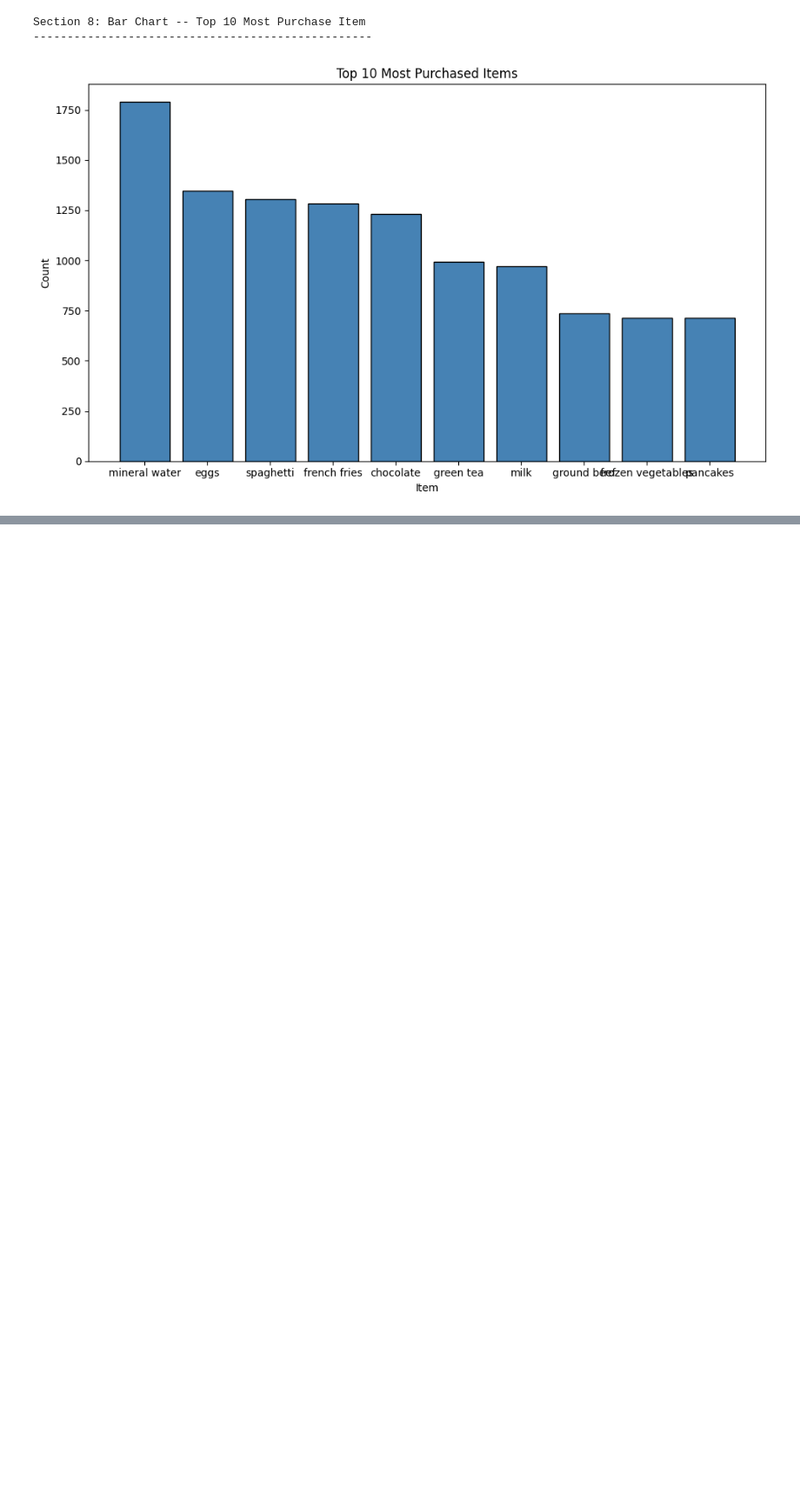
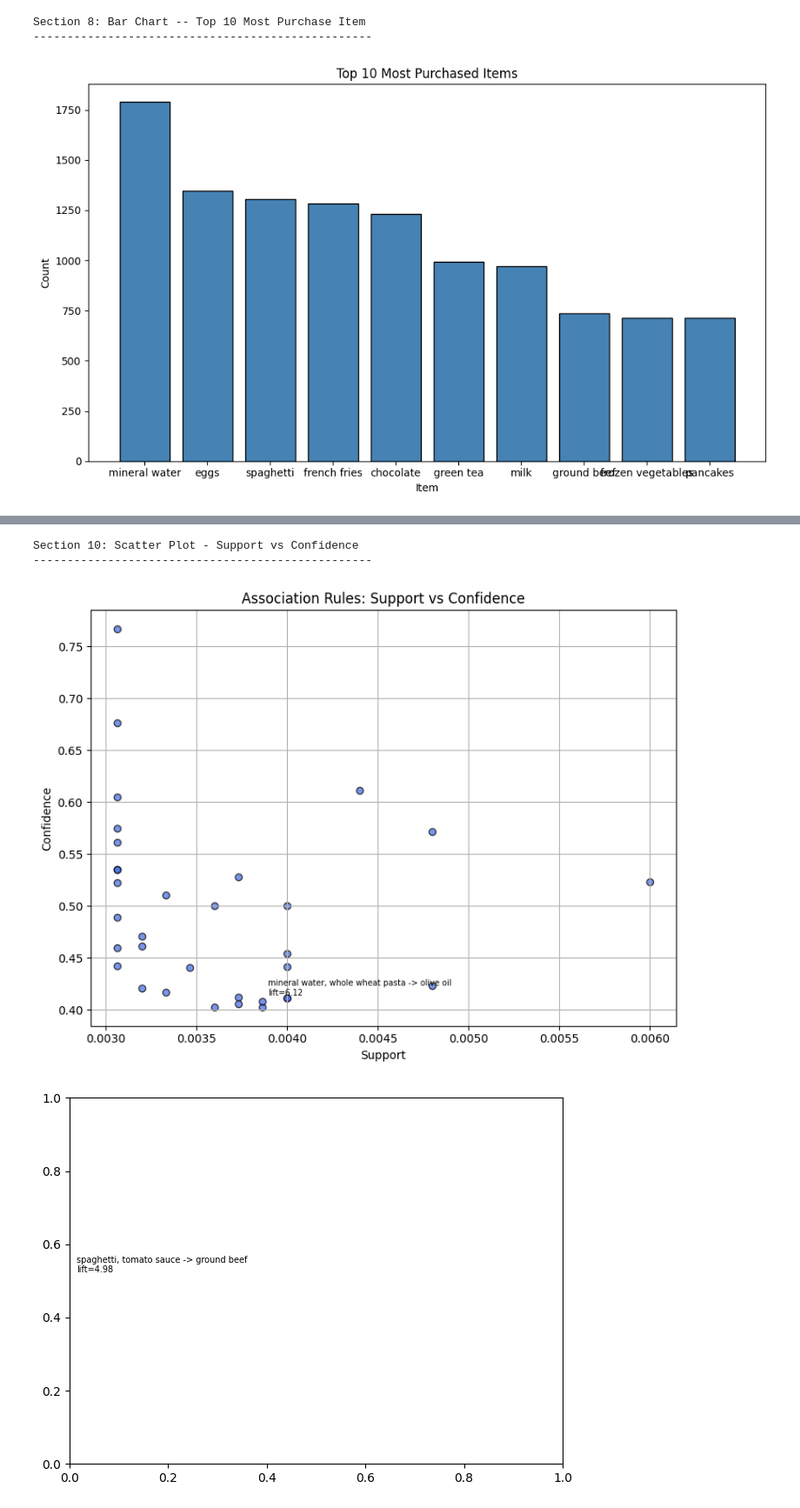
Before and after one commit to POTATO0826/Data-Mining-Assignment-2-, a Jupyter notebook: Data-Mining-Assignment2-1.ipynb, the cells around one changed output, grey strips where cells are left out. Shown at 87% size. Cells and saved outputs as stored; diff of their text form; code cells hidden in the pictures; blank space fills up the shorter version.

```diff
--- a/Data-Mining-Assignment2-1.ipynb
+++ b/Data-Mining-Assignment2-1.ipynb
@@ -317,0 +349,27 @@ Section 8: Bar Chart -- Top 10 Most Purchase Item
+# %%
+#Section 10: Scatter Plot: Suppport vs Confidence
+print("Section 10: Scatter Plot - Support vs Confidence")
+print("-" * 50)
+
+plt.figure(figsize=(8,6))
+plt.scatter(rules_df['support'], rules_df['confidence'], alpha=0.7, edgecolors='k', color='royalblue')
+plt.xlabel('Support')
+plt.ylabel('Confidence')
+plt.title('Association Rules: Support vs Confidence')
+plt.grid(True)
+
+#Annotate top 5 by lift
+top5 = rules_df.sort_values('lift', ascending=False).head(5)
+for _, row in top5.iterrows():
+    label = f"{row['antecedent_item']} -> {row['consequent_item']}\nlift={row['lift']:.2f}"
+    plt.annotate(label, (row['support'], row['confidence']),
+                 textcoords="offset points" , xytext=(5,10), fontsize=7)
+
+    plt.tight_layout()
+    plt.savefig('Section10_support_vs_confidence.png', bbox_inches='tight')
+    plt.show()
+# %% [output]
+Section 10: Scatter Plot - Support vs Confidence
+--------------------------------------------------
+[figure, added]
+[figure, added]
```
Also changed, not shown: parts of 4 cells of this notebook, 6 other files.
